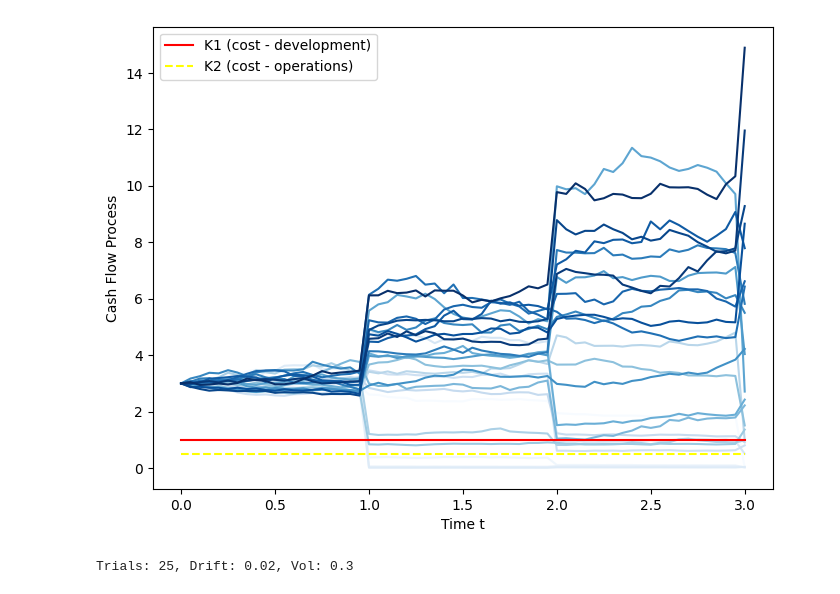
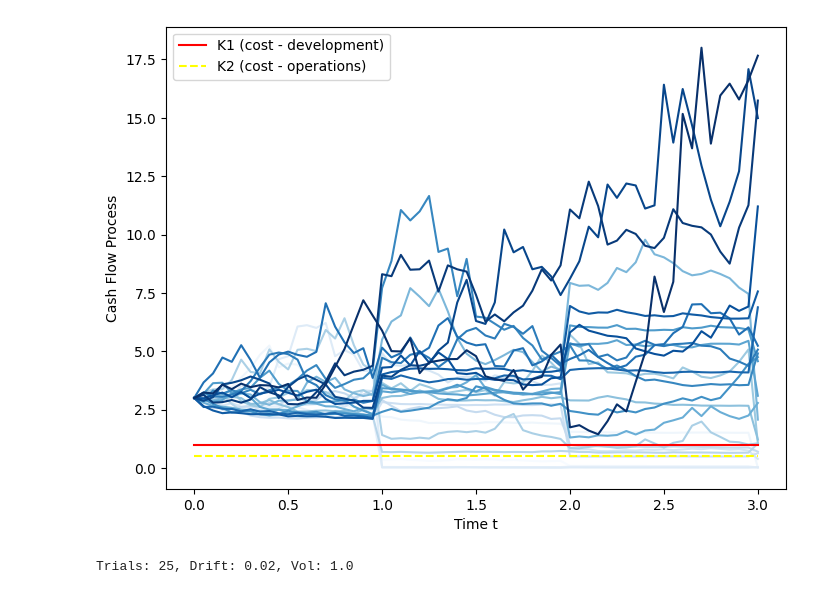
Before and after one commit to Alistair-Russell/Lean-Project-Valuation, a Jupyter notebook: lean_valuation.ipynb, the cells around one changed output. Saved outputs shown, nothing was run; the diff lists cells and outputs as text; code cells hidden in the pictures.

```diff
--- a/lean_valuation.ipynb
+++ b/lean_valuation.ipynb
@@ -17,14 +17,19 @@ from matplotlib import pyplot as plt
 from ipywidgets import interact, IntSlider
 from scipy.stats.distributions import lognorm, rv_frozen
 from pathlib import Path
+# %%
+# Simulation Parameters
+N = 25
+T = 3
+STEP = 20
+t1 = np.linspace(0, T, STEP*T+1)
+
+DRIFT = 0.02
+VOL = 1.0
+START = 3.0
 # %%
 class CashflowProcess:
     """Cashflow Process - Geometric Brownian Motion.(with optional drift).
-
-    Attributes:
-        mu: drift of the cashflow process.
-        sigma: volatility of the cashflow process.
-        y0: initial cashflow prediction.
     """
 
     def __init__(self, mu: float = 0.0, sigma: float = 1.0, y0: float = 3.0,):
@@ -37,15 +42,6 @@ class CashflowProcess:
     def _market_sentiment(self, t: np.array, n: int, step: int, rnd: np.random.RandomState) -> np.ndarray:
         """Generates a cumulative product array with uniform distribution draws
         at each interval period
-
-        Parameters:
-            t (np.array): The time array
-            n (int): The number of simulations to run
-            step (int): The number of time steps in an interval
-            rnd (np.random.RandomState): The random state
-
-        Returns:
-            np.ndarray: A market sentiment array with innovations at each interval
         """
         # create an array of zeros
         time_len = t.size
@@ -89,25 +85,17 @@ class CashflowProcess:
         sigma_t = self.sigma * np.sqrt(t)
         return lognorm(scale=np.exp(mu_t), s=sigma_t)
 # %%
-# simulation parameters
-N = 25
-T = 3
-step = 20
-t1 = np.linspace(0, T, step*T+1)
-
 # cost process
 @np.vectorize
 def cost(k):
     return 1.0
 
 # cashflow process
-r = 0.02
-sigma = 0.3
-cf = CashflowProcess(mu=r, sigma=sigma)
+cf = CashflowProcess(mu=DRIFT, sigma=VOL)
 
 # simulation
 rnd = RandomState(seed=1234)
-cashflow, mkt_shocks = cf.simulate(t1, N, step, rnd)
+cashflow, mkt_shocks = cf.simulate(t1, N, STEP, rnd)
 # %%
 # mask integer values so that the plot line breaks
 time_mask = np.tile(np.reshape(t1, (-1, 1)), (1, N))
@@ -121,23 +109,23 @@ cf_sorted = cf[:, sorted_indices]
 # %%
 # plot cashflow and cost processes
 figsize = (8, 6)
 plt.figure(figsize=figsize)
 
 plt.gca().set_prop_cycle(plt.cycler('color', plt.cm.Blues(np.linspace(0, 1, N))))
 plt.plot(t1, cf_sorted)
 
 plt.plot(t1, cost(t1), color='red', label='K1 (cost - development)')
 plt.plot(t1, cost(t1)/2, color='yellow', linestyle='dashed', label='K2 (cost - operations)')
 
 plt.xlabel("Time t")
 plt.ylabel("Cash Flow Process")
 plt.legend(loc='upper left')
 plt.show()
 
 txt = f"""
-Trials: {N}, Drift: {r}, Vol: {sigma}
+Trials: {N}, Drift: {DRIFT}, Vol: {VOL}
 """
 print(txt)
 # %% [output]
-[figure, old version]
+[figure, new version]
-Trials: 25, Drift: 0.02, Vol: 0.3
+Trials: 25, Drift: 0.02, Vol: 1.0
```
Also changed, not shown: parts of 5 cells of this notebook.
